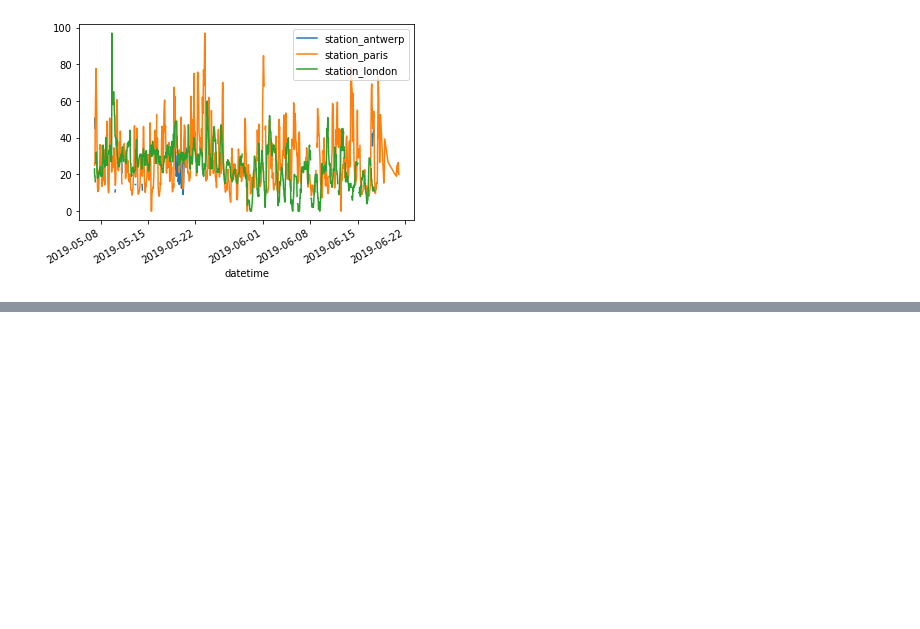
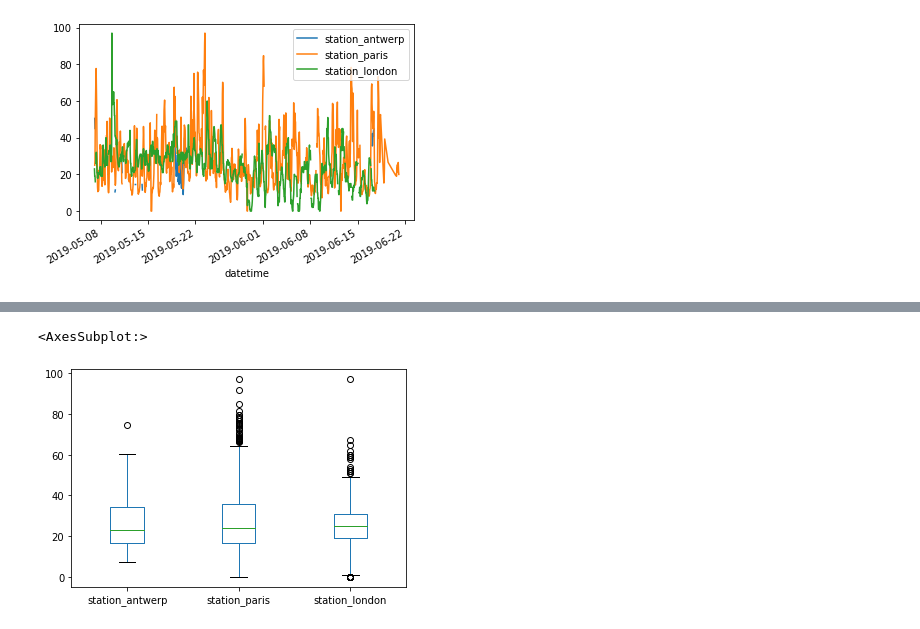
Before and after one commit to nikolay-rudenko/pandas_edu, a Jupyter notebook: create_plots.ipynb, the cells around one changed output, grey strips where cells are left out. Cells and saved outputs as stored; diff of their text form; code cells hidden in the pictures; blank space fills up the shorter version.

```diff
--- a/create_plots.ipynb
+++ b/create_plots.ipynb
@@ -20,0 +49,5 @@ air_quality.plot()
+# %%
+air_quality.plot.box()
+# %% [output]
+<AxesSubplot:>
+[figure, added]
```
Also changed, not shown: parts of 5 cells of this notebook, 1 other file.
